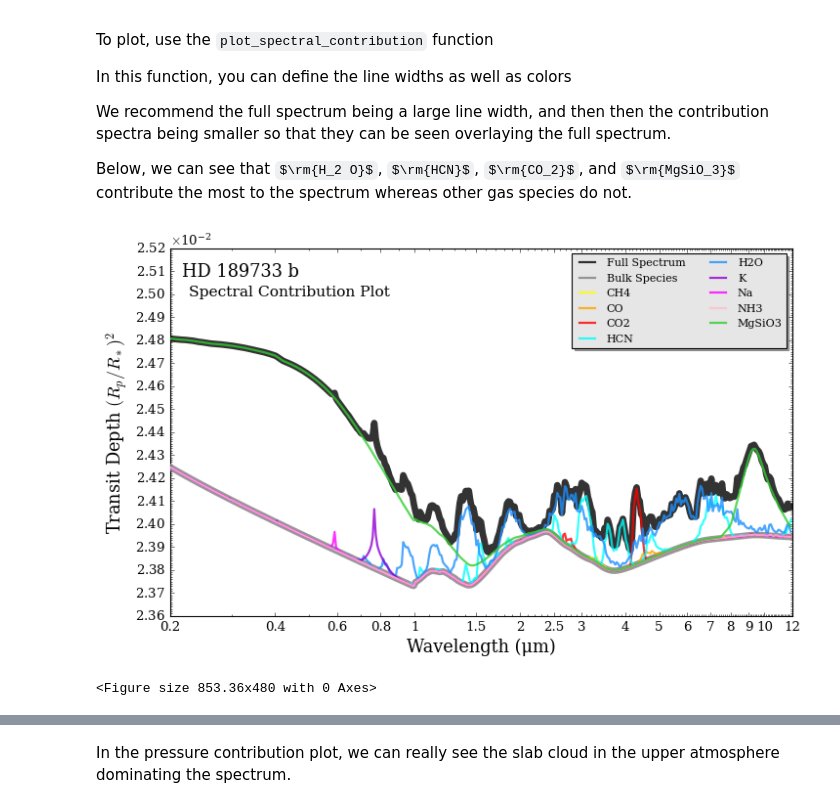
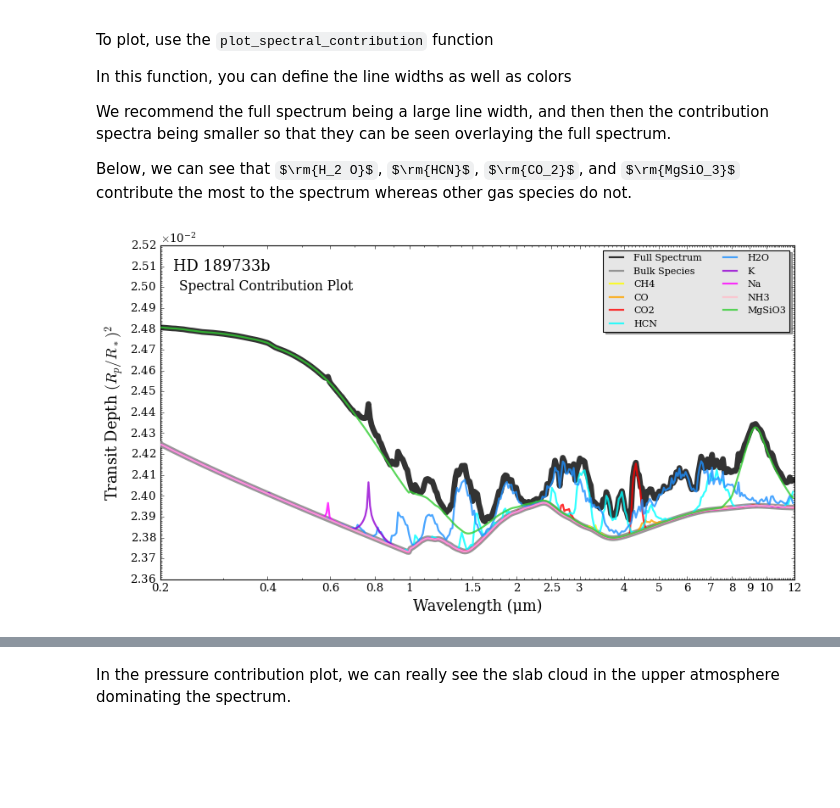
Before and after one commit to MartianColonist/POSEIDON, a Jupyter notebook: docs/content/notebooks/transmission_contributions.ipynb, the cells around one changed output, grey strips where cells are left out. Drawn from its saved outputs; the diff is of its cells as text; code cells hidden in the pictures; some formulas as TeX source; blank space fills up the shorter version.

Commit message:
Fix for contribution plots not saving (issue #54)

```diff
--- a/docs/content/notebooks/transmission_contributions.ipynb
+++ b/docs/content/notebooks/transmission_contributions.ipynb
@@ -200,28 +186,14 @@ We recommend the full spectrum being a large line width, and then then the contr
 Below, we can see that $\rm{H_2 O}$, $\rm{HCN}$, $\rm{CO_2}$, and $\rm{MgSiO_3}$ contribute the most to the spectrum whereas other gas species do not.
 # %%
 from POSEIDON.contributions import plot_spectral_contribution
-import matplotlib.pyplot as plt
 
-fig_combined = plt.figure(constrained_layout=True, figsize=(9, 5.5))    # Change (9,5.5) to alter the aspect ratio
-
-# This function is the magic. Each letter corresponds to one matplotlib axis, which you can then pass to POSEIDON's plotting functions
-axd = fig_combined.subplot_mosaic(
-    """
-    AAAA
-    AAAA
-    """
-)
-
-fig = plot_spectral_contribution(planet, wl, spectrum, spectrum_contribution_list_names, spectrum_contribution_list,
-                                 line_widths = [6,6,2,2,2,2,2,2,2,2,2],
-                                 colour_list = ['black', 'gray', 'yellow','orange', 'red', 'aqua', 'dodgerblue',
-                                                'darkviolet','magenta','pink','limegreen'],
-                                 ax = axd['A'],
-                                 return_fig = True,
-                                )
+plot_spectral_contribution(planet, wl, spectrum, spectrum_contribution_list_names, spectrum_contribution_list,
+                           line_widths = [6,6,2,2,2,2,2,2,2,2,2],
+                           colour_list = ['black', 'gray', 'yellow','orange', 'red', 'aqua', 'dodgerblue',
+                                          'darkviolet','magenta','pink','limegreen'],
+                           save_fig = True)
 # %% [output]
-[figure, old version]
+[figure, new version]
-<Figure size 853.36x480 with 0 Axes>
 # %% [markdown]
 ## Pressure Contribution
 
```
Also changed, not shown: parts of 8 cells of this notebook, 1 other file.
